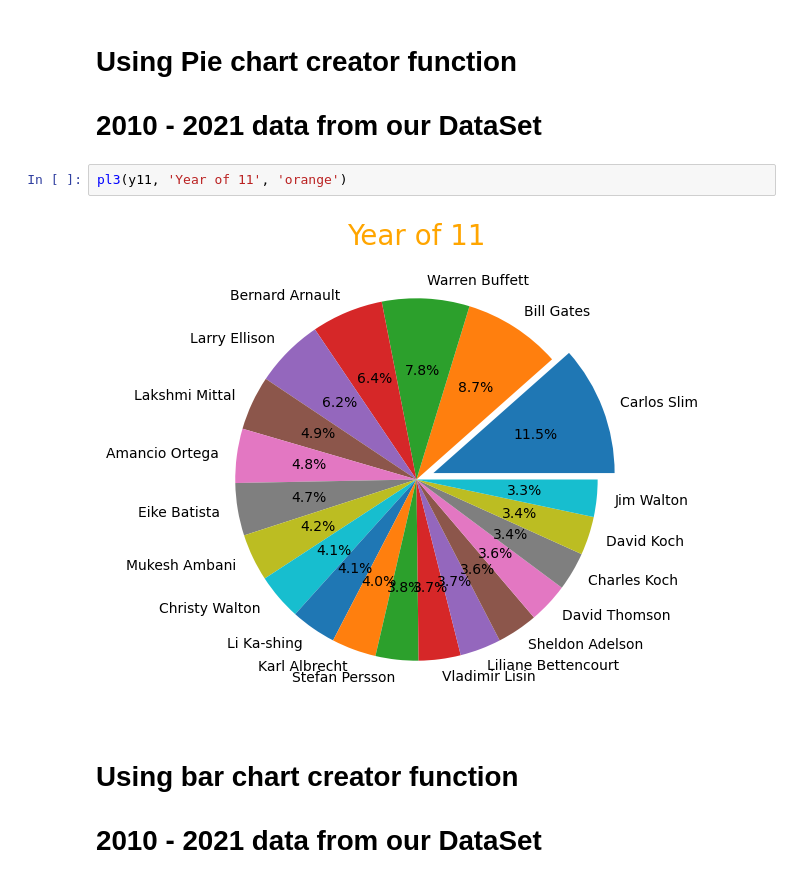
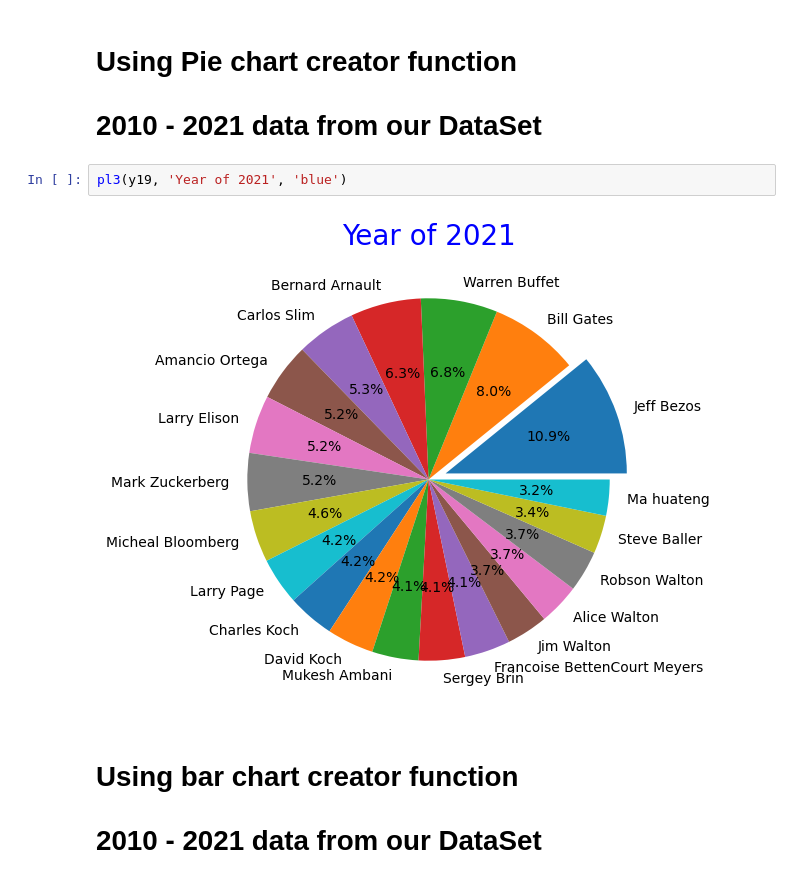
Before and after one commit to ArthasEdit/Project-for-Python, a Jupyter notebook: simple.ipynb, the cells around one changed output. Cells and saved outputs as stored; diff of their text form.

```diff
--- a/simple.ipynb
+++ b/simple.ipynb
@@ -141,9 +141,9 @@ pl2(y21, 'Year of 2021', 'blue')
 # Using Pie chart creator function
 # 2010 - 2021 data from our DataSet
 # %%
-pl3(y11, 'Year of 11', 'orange')
+pl3(y19, 'Year of 2021', 'blue')
 # %% [output]
-[figure, old version]
+[figure, new version]
 # %% [markdown]
 
 # Using bar chart creator function
```
Also changed, not shown: parts of 9 cells of this notebook.
